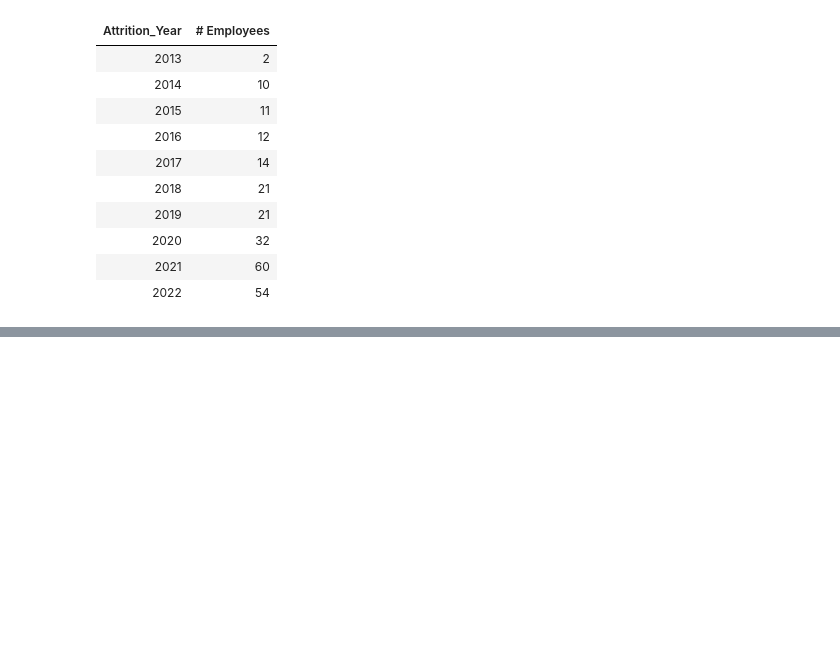
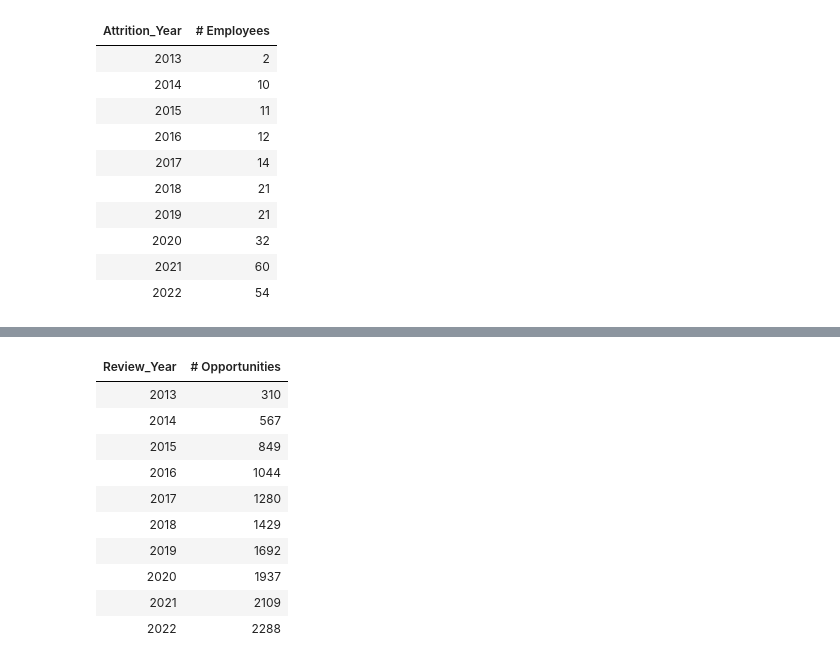
Before and after one commit to hend-a-ghafour/HR-Final-Project-DEPI-G2, a Jupyter notebook: HR - Final Project - DEPI.ipynb, the cells around one changed output, grey strips where cells are left out. Saved outputs shown, nothing was run; the diff lists cells and outputs as text; code cells hidden in the pictures; blank space fills up the shorter version.

```diff
--- a/HR - Final Project - DEPI.ipynb
+++ b/HR - Final Project - DEPI.ipynb
@@ -2149,0 +2114,17 @@ plt.show();
+# %%
+# Training opportunities granted / year:
+opp_granted_year = performance_rating.groupby('Review_Year').Train_Opp_Year.sum().reset_index().rename(columns={'Train_Opp_Year':'# Opportunities'}).\
+sort_values('Review_Year')
+opp_granted_year.style.hide()
+# %% [output]
+| Review_Year | # Opportunities |
+| 2013 | 310 |
+| 2014 | 567 |
+| 2015 | 849 |
+| 2016 | 1044 |
+| 2017 | 1280 |
+| 2018 | 1429 |
+| 2019 | 1692 |
+| 2020 | 1937 |
+| 2021 | 2109 |
+| 2022 | 2288 |
```
Also changed, not shown: parts of 11 cells of this notebook.
